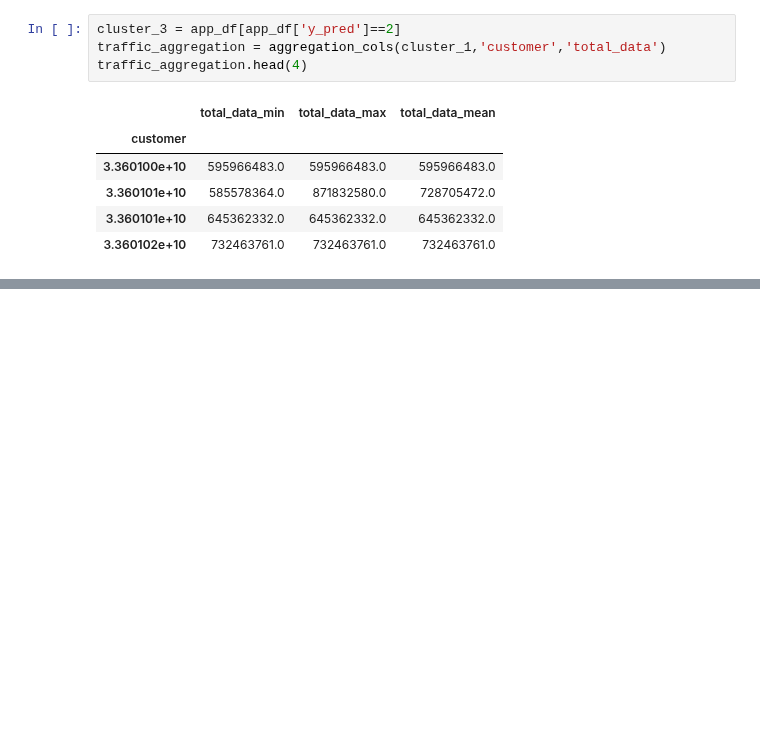
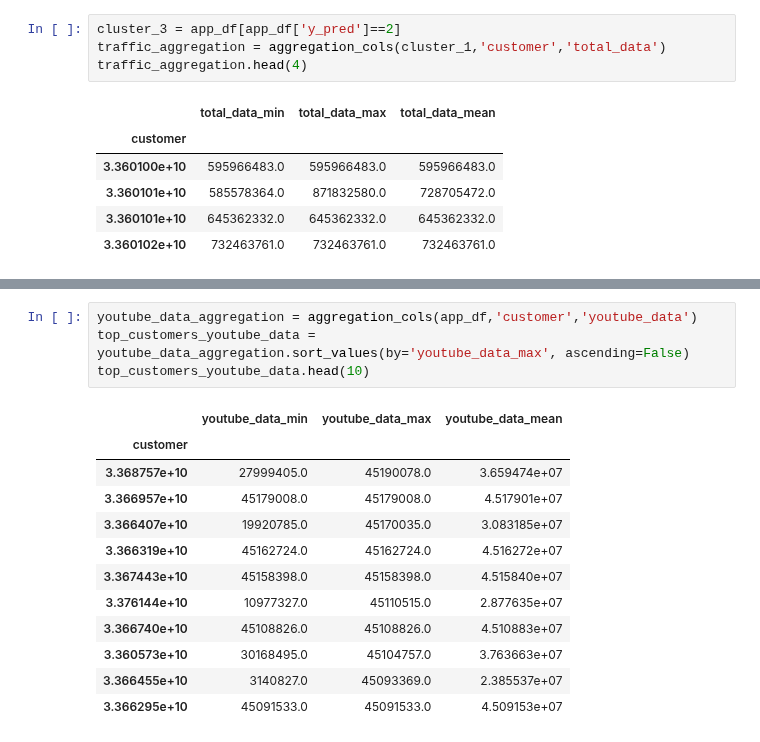
Before and after one commit to tutorialcreation/TelComChallenge, a Jupyter notebook: notebooks/Modelling.ipynb, the cells around one changed output, grey strips where cells are left out. Saved outputs shown, nothing was run; the diff lists cells and outputs as text; blank space fills up the shorter version.

```diff
--- a/notebooks/Modelling.ipynb
+++ b/notebooks/Modelling.ipynb
@@ -317,0 +339,17 @@ top_customers_social_media.head(10)
+# %%
+youtube_data_aggregation = aggregation_cols(app_df,'customer','youtube_data')
+top_customers_youtube_data = youtube_data_aggregation.sort_values(by='youtube_data_max', ascending=False)
+top_customers_youtube_data.head(10)
+# %% [output]
+|  | youtube_data_min | youtube_data_max | youtube_data_mean |
+| customer |  |  |  |
+| 3.368757e+10 | 27999405.0 | 45190078.0 | 3.659474e+07 |
+| 3.366957e+10 | 45179008.0 | 45179008.0 | 4.517901e+07 |
+| 3.366407e+10 | 19920785.0 | 45170035.0 | 3.083185e+07 |
+| 3.366319e+10 | 45162724.0 | 45162724.0 | 4.516272e+07 |
+| 3.367443e+10 | 45158398.0 | 45158398.0 | 4.515840e+07 |
+| 3.376144e+10 | 10977327.0 | 45110515.0 | 2.877635e+07 |
+| 3.366740e+10 | 45108826.0 | 45108826.0 | 4.510883e+07 |
+| 3.360573e+10 | 30168495.0 | 45104757.0 | 3.763663e+07 |
+| 3.366455e+10 | 3140827.0 | 45093369.0 | 2.385537e+07 |
+| 3.366295e+10 | 45091533.0 | 45091533.0 | 4.509153e+07 |
```
Also changed, not shown: parts of 25 cells of this notebook.
